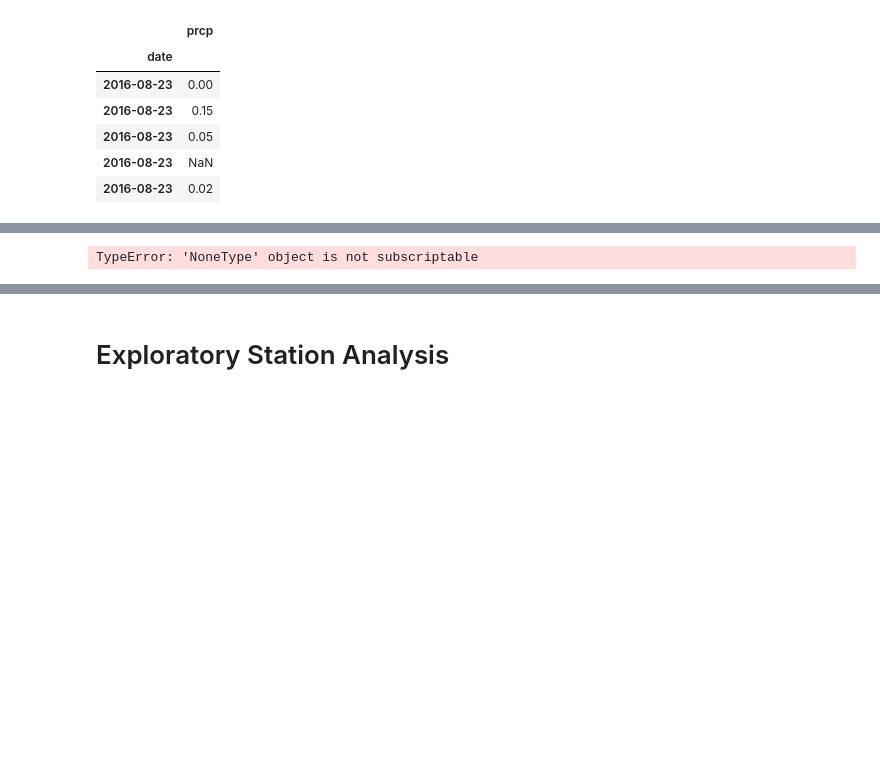
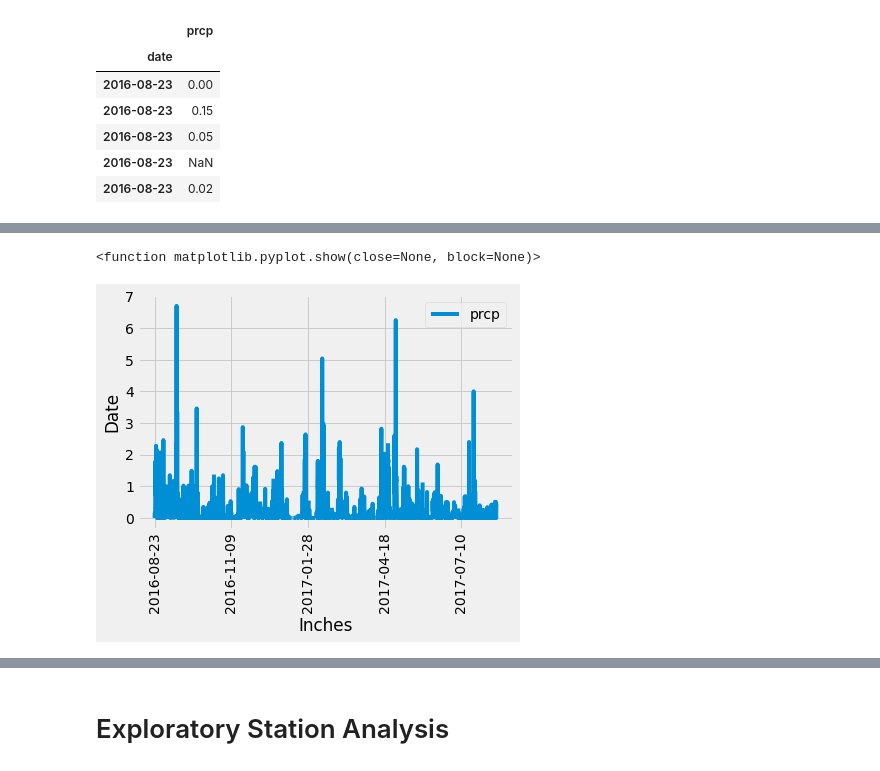
Before and after one commit to sultenfussc/SQLAlchemy_Challenge, a Jupyter notebook: climate_starter.ipynb, the cells around one changed output, grey strips where cells are left out. Saved outputs shown, nothing was run; the diff lists cells and outputs as text; code cells hidden in the pictures; blank space fills up the shorter version.

```diff
--- a/climate_starter.ipynb
+++ b/climate_starter.ipynb
@@ -124,5 +124,5 @@ yearly_prc_df.head()
 | 2016-08-23 | 0.02 |
 # %%
 # Sort the dataframe by date
-sort_by_date_df = yearly_prc_df.sort_values(by=['date'], inplace=True)
+sort_by_date_df = yearly_prc_df.sort_values(by=['date'], ascending=True)
 sort_by_date_df
@@ -129,15 +144,12 @@ sort_by_date_df
 # %%
-# Use Pandas Plotting with Matplotlib to plot the data
-plt.figure(figsize=(8,8))
-plt.xticks(rotation=90)
-plt.bar(x_axis, y_axis, color=['blue'])
-
+sort_by_date_df.plot()
+plt.xticks(rotation = 90)
 plt.xlabel("Inches")
 plt.ylabel("Date")
 
-plt.tight_layout()
-plt.show()
+plt.show
 # %% [output]
-TypeError: 'NoneType' object is not subscriptable
+<function matplotlib.pyplot.show(close=None, block=None)>
+[figure, added]
 # %%
 # Use Pandas to calcualte the summary statistics for the precipitation data
```
Also changed, not shown: parts of 4 cells of this notebook.
